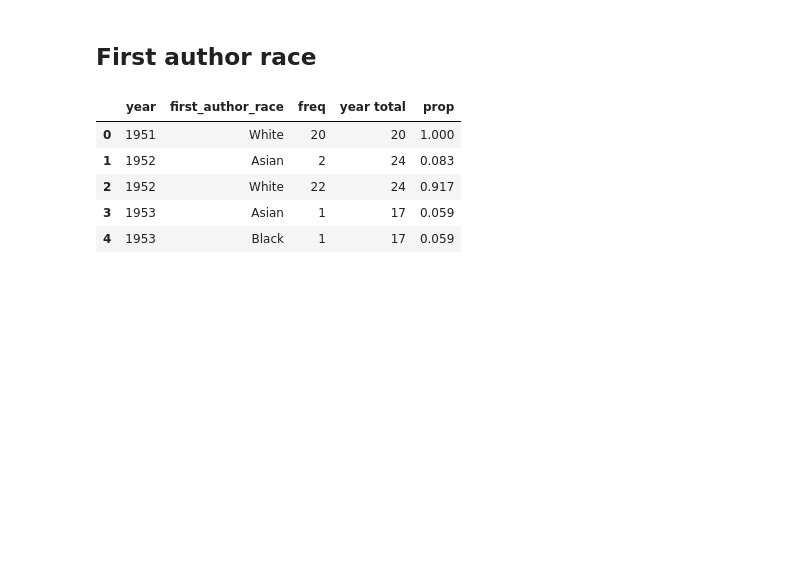
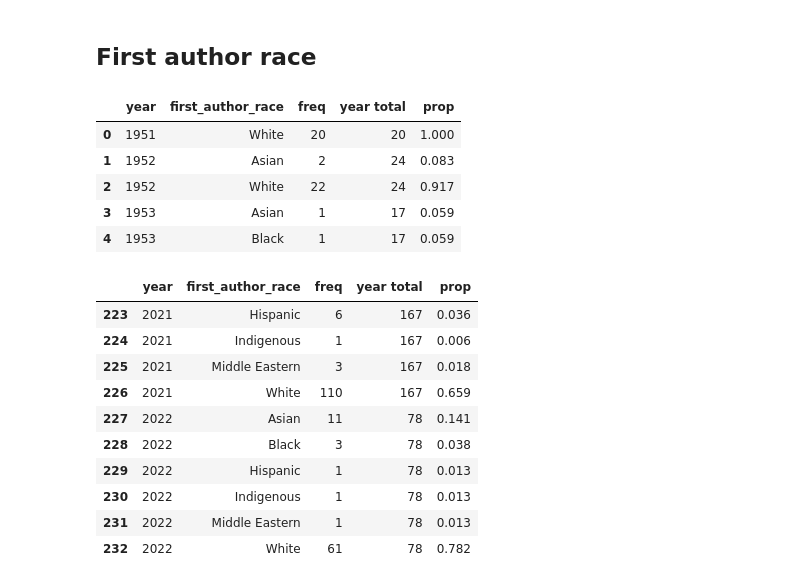
Before and after one commit to hongtaoh/ica_authors, a Jupyter notebook: Analysis_and_Ploting/2022-10-28-Analyze-General-Trends-Race.ipynb, the cells around one changed output. Drawn from its saved outputs; the diff is of its cells as text; code cells hidden in the pictures; blank space fills up the shorter version.

```diff
--- a/Analysis_and_Ploting/2022-10-28-Analyze-General-Trends-Race.ipynb
+++ b/Analysis_and_Ploting/2022-10-28-Analyze-General-Trends-Race.ipynb
@@ -588,6 +588,20 @@ first_author_race_ts.head()
 | 2 | 1952 | White | 22 | 24 | 0.917 |
 | 3 | 1953 | Asian | 1 | 17 | 0.059 |
 | 4 | 1953 | Black | 1 | 17 | 0.059 |
+# %%
+first_author_race_ts.tail(10)
+# %% [output]
+|  | year | first_author_race | freq | year total | prop |
+| 223 | 2021 | Hispanic | 6 | 167 | 0.036 |
+| 224 | 2021 | Indigenous | 1 | 167 | 0.006 |
+| 225 | 2021 | Middle Eastern | 3 | 167 | 0.018 |
+| 226 | 2021 | White | 110 | 167 | 0.659 |
+| 227 | 2022 | Asian | 11 | 78 | 0.141 |
+| 228 | 2022 | Black | 3 | 78 | 0.038 |
+| 229 | 2022 | Hispanic | 1 | 78 | 0.013 |
+| 230 | 2022 | Indigenous | 1 | 78 | 0.013 |
+| 231 | 2022 | Middle Eastern | 1 | 78 | 0.013 |
+| 232 | 2022 | White | 61 | 78 | 0.782 |
 # %%
 alt.Chart(transform_year(first_author_race_ts)).mark_line().encode(
     x = alt.X(
```
Also changed, not shown: 12 other files.
